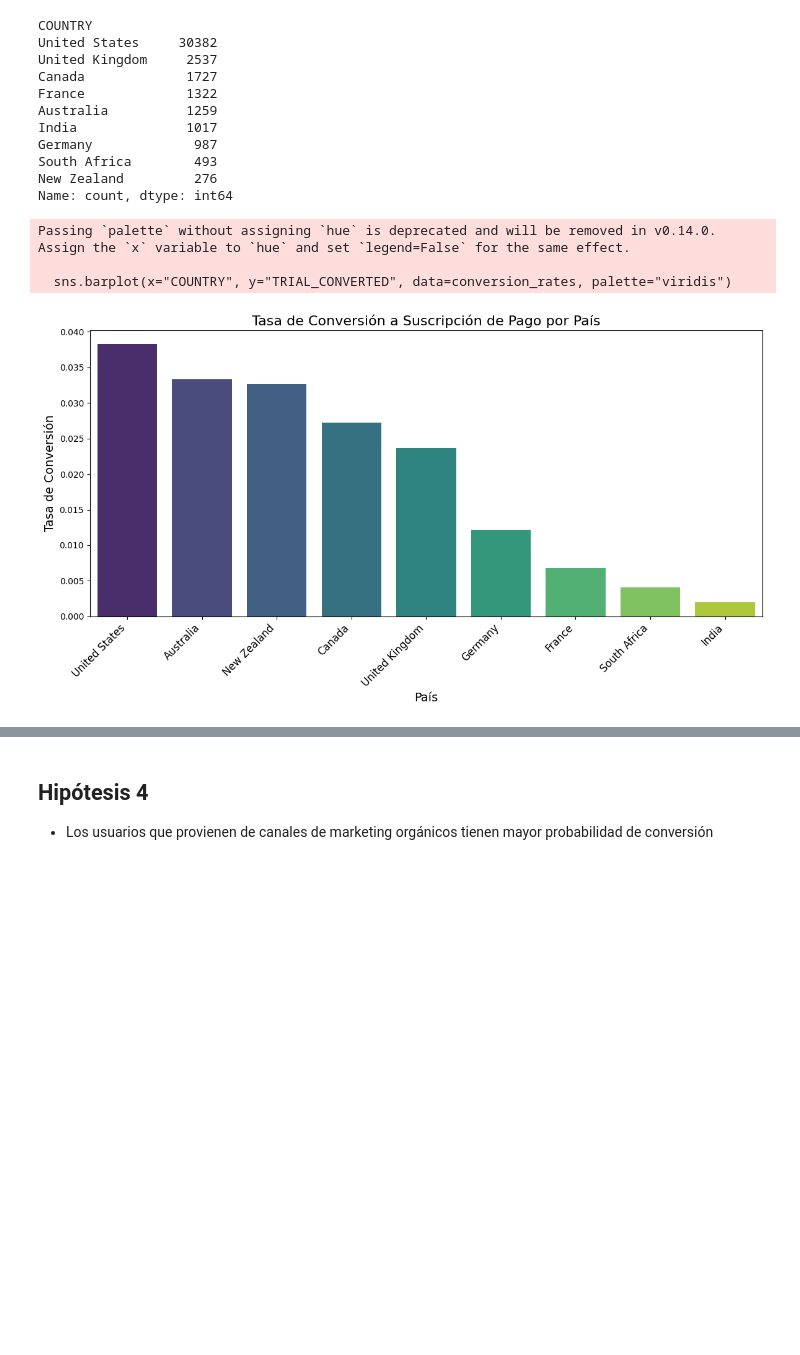
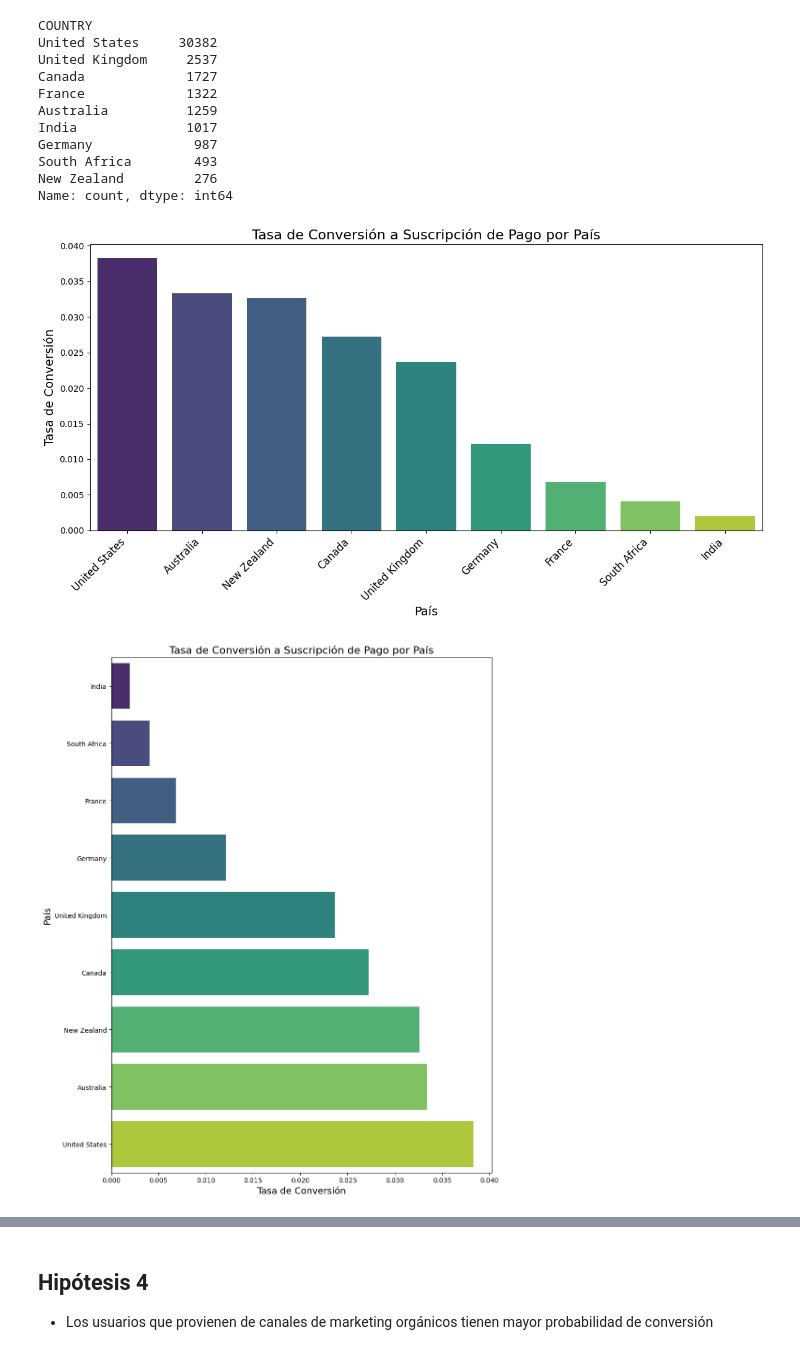
Before and after one commit to NaiSaratxaga/EDA_user-conversion-analysis, a Jupyter notebook: Notebooks/EDA_user_conversion_analysis.ipynb, the cells around one changed output, grey strips where cells are left out. Drawn from its saved outputs; the diff is of its cells as text; code cells hidden in the pictures; blank space fills up the shorter version.

```diff
--- a/Notebooks/EDA_user_conversion_analysis.ipynb
+++ b/Notebooks/EDA_user_conversion_analysis.ipynb
@@ -371,7 +371,7 @@ conversion_rates = conversion_rates.sort_values(by="TRIAL_CONVERTED", ascending=
 
 # Graficar tasas de conversión por país
 plt.figure(figsize=(14,6))
-sns.barplot(x="COUNTRY", y="TRIAL_CONVERTED", data=conversion_rates, palette="viridis")
+sns.barplot(x="COUNTRY", y="TRIAL_CONVERTED", data=conversion_rates, hue="COUNTRY",  palette="viridis")
 plt.xticks(rotation=45, ha="right", fontsize=12)
 plt.ylabel("Tasa de Conversión", fontsize=14)
 plt.xlabel("País", fontsize=14)
@@ -379,10 +379,31 @@ plt.title("Tasa de Conversión a Suscripción de Pago por País", fontsize=16)
 
 plt.show()
 # %% [output]
-Passing `palette` without assigning `hue` is deprecated and will be removed in v0.14.0. Assign the `x` variable to `hue` and set `legend=False` for the same effect.
-
-  sns.barplot(x="COUNTRY", y="TRIAL_CONVERTED", data=conversion_rates, palette="viridis")
 [figure]
+# %%
+# Calcular la tasa de conversión por país
+conversion_rates = df.groupby("COUNTRY")["TRIAL_CONVERTED"].mean().reset_index()
+
+# Ordenar de mayor a menor
+conversion_rates = conversion_rates.sort_values(by="TRIAL_CONVERTED", ascending=True)  # Ascendente para horizontal
+
+# Gráfico de barras horizontales
+plt.figure(figsize=(10, 12))
+sns.barplot(
+    y="COUNTRY",
+    x="TRIAL_CONVERTED",
+    hue="COUNTRY",
+    data=conversion_rates,
+    palette="viridis",
+    legend=False
+)
+plt.xlabel("Tasa de Conversión", fontsize=14)
+plt.ylabel("País", fontsize=14)
+plt.title("Tasa de Conversión a Suscripción de Pago por País", fontsize=16)
+plt.tight_layout()
+plt.show()
+# %% [output]
+[figure, added]
 # %%
 # Mostrarlo en un mapa con folium
 
```
Also changed, not shown: parts of 1 cell of this notebook.
